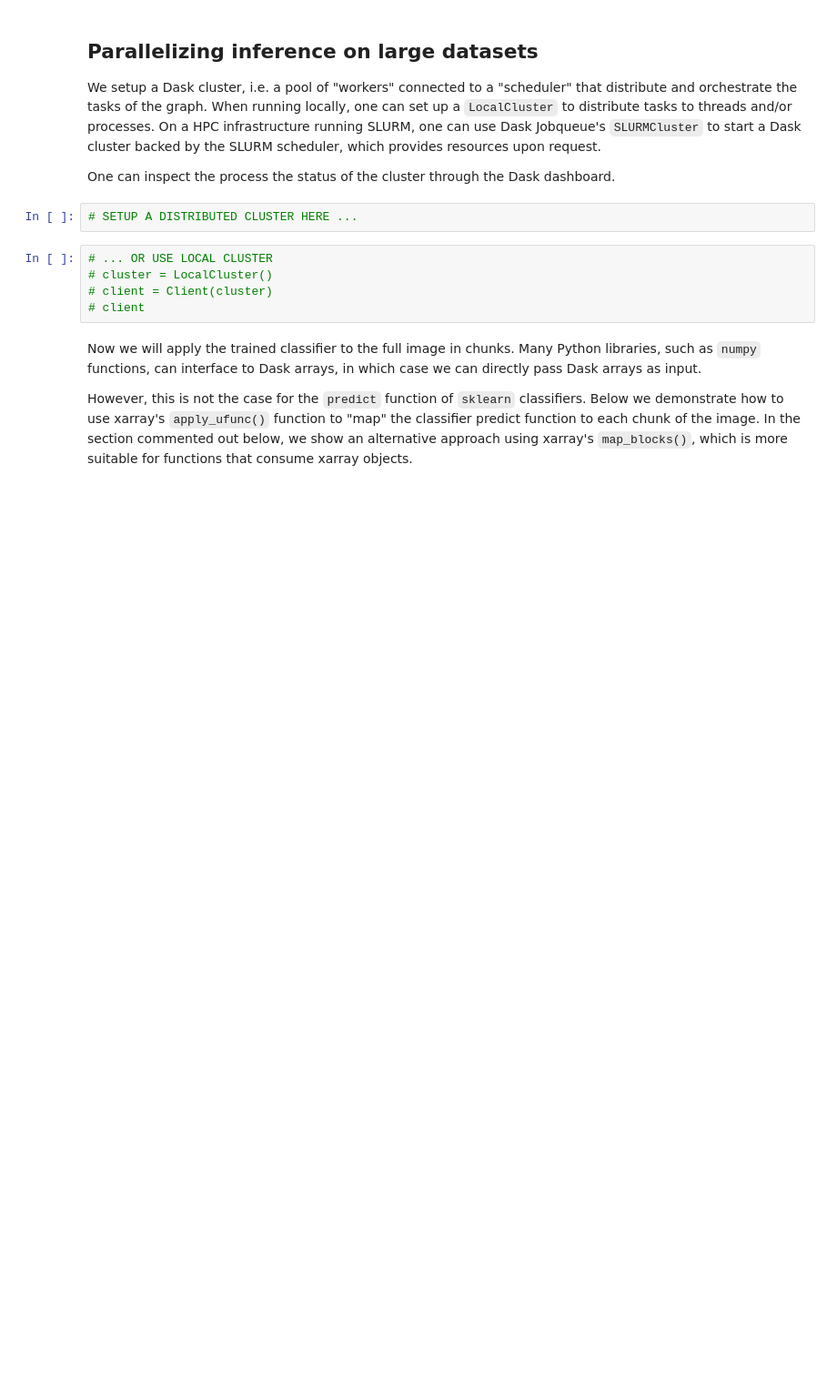
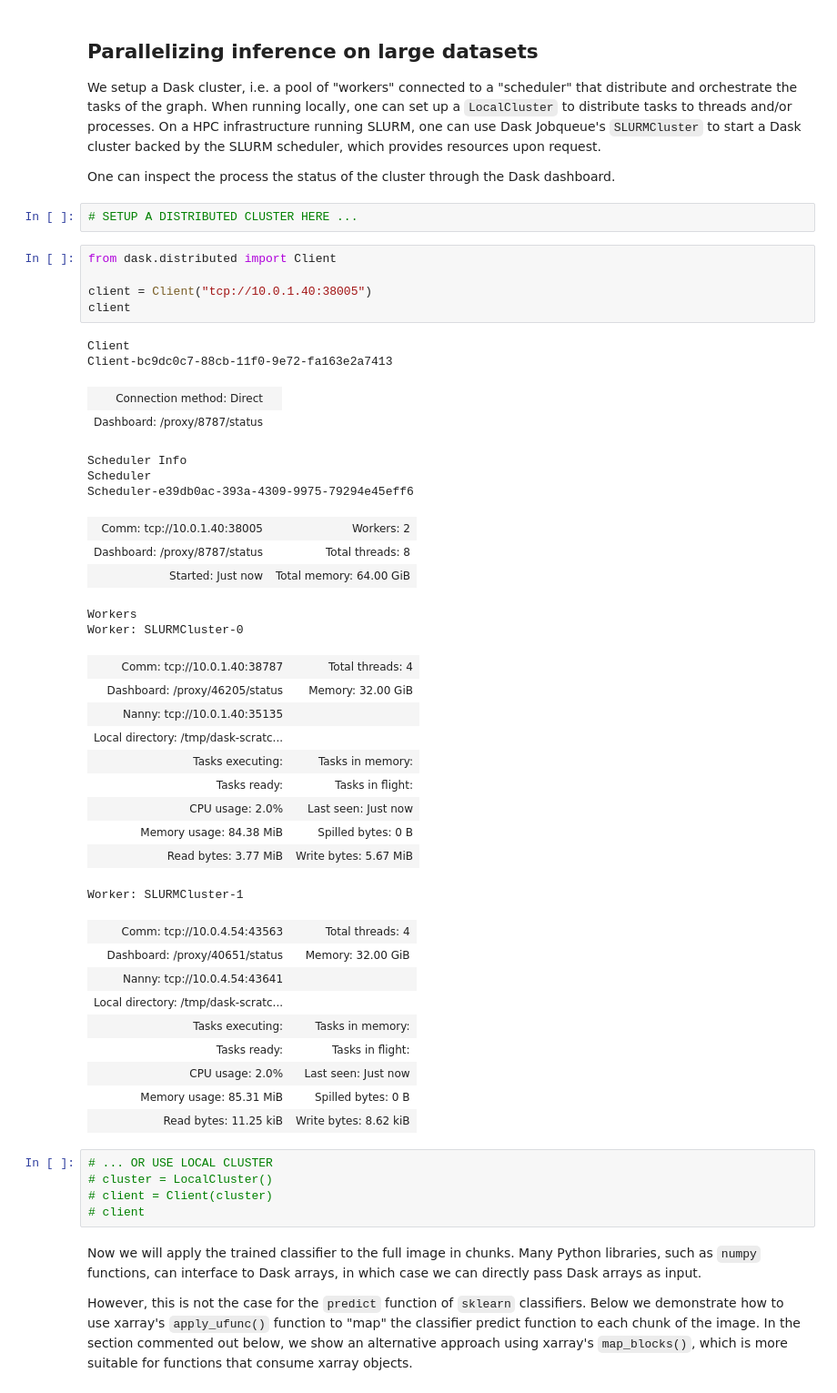
Before and after one commit to rogerkuou/RS-DAT-template, a Jupyter notebook: notebooks/step2_prediction_on_large_data.ipynb, the cells around one changed output. Shown at 91% size. Saved outputs shown, nothing was run; the diff lists cells and outputs as text; blank space fills up the shorter version.

```diff
--- a/notebooks/step2_prediction_on_large_data.ipynb
+++ b/notebooks/step2_prediction_on_large_data.ipynb
@@ -73,6 +101,43 @@ We setup a Dask cluster, i.e. a pool of "workers" connected to a "scheduler" tha
  One can inspect the process the status of the cluster through the Dask dashboard.
 # %%
 # SETUP A DISTRIBUTED CLUSTER HERE ...
+# %%
+from dask.distributed import Client
+
+client = Client("tcp://10.0.1.40:38005")
+client
+# %% [output]
+Client
+Client-bc9dc0c7-88cb-11f0-9e72-fa163e2a7413
+| Connection method: Direct |  |
+| Dashboard: /proxy/8787/status |  |
+Scheduler Info
+Scheduler
+Scheduler-e39db0ac-393a-4309-9975-79294e45eff6
+| Comm: tcp://10.0.1.40:38005 | Workers: 2 |
+| Dashboard: /proxy/8787/status | Total threads: 8 |
+| Started: Just now | Total memory: 64.00 GiB |
+Workers
+Worker: SLURMCluster-0
+| Comm: tcp://10.0.1.40:38787 | Total threads: 4 |
+| Dashboard: /proxy/46205/status | Memory: 32.00 GiB |
+| Nanny: tcp://10.0.1.40:35135 |  |
+| Local directory: /tmp/dask-scratc... |  |
+| Tasks executing: | Tasks in memory: |
+| Tasks ready: | Tasks in flight: |
+| CPU usage: 2.0% | Last seen: Just now |
+| Memory usage: 84.38 MiB | Spilled bytes: 0 B |
+| Read bytes: 3.77 MiB | Write bytes: 5.67 MiB |
+Worker: SLURMCluster-1
+| Comm: tcp://10.0.4.54:43563 | Total threads: 4 |
+| Dashboard: /proxy/40651/status | Memory: 32.00 GiB |
+| Nanny: tcp://10.0.4.54:43641 |  |
+| Local directory: /tmp/dask-scratc... |  |
+| Tasks executing: | Tasks in memory: |
+| Tasks ready: | Tasks in flight: |
+| CPU usage: 2.0% | Last seen: Just now |
+| Memory usage: 85.31 MiB | Spilled bytes: 0 B |
+| Read bytes: 11.25 kiB | Write bytes: 8.62 kiB |
 # %%
 # ... OR USE LOCAL CLUSTER
 # cluster = LocalCluster()
```
Also changed, not shown: parts of 5 cells of this notebook, 1 other file.
